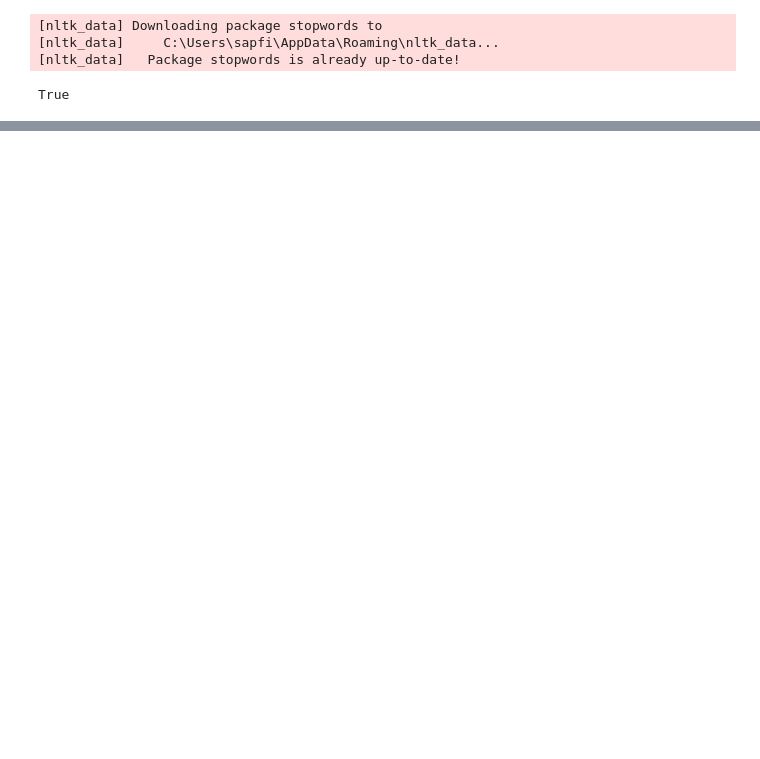
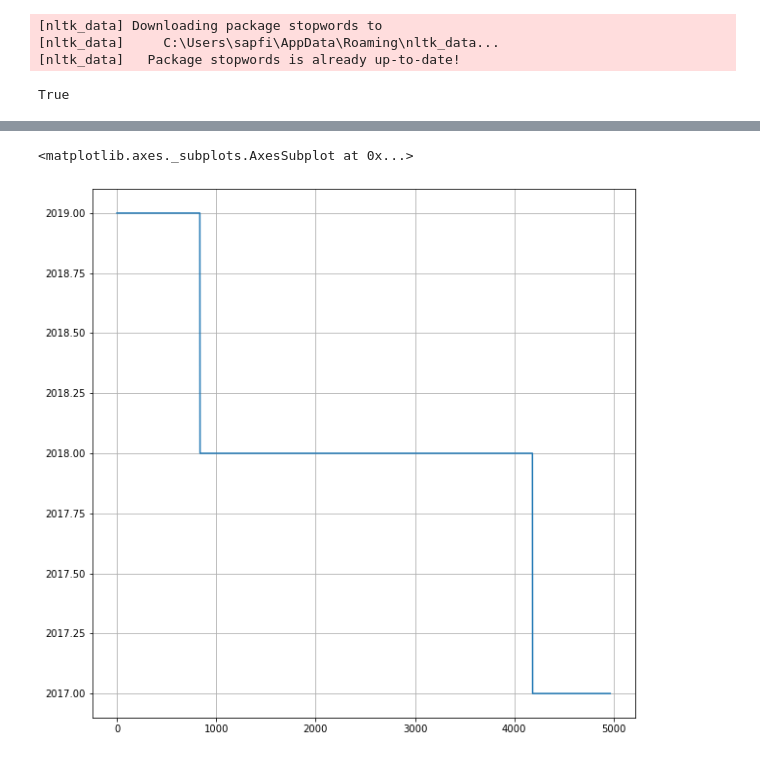
Before and after one commit to lSAPFil/Python-ML, a Jupyter notebook: Untitled.ipynb, the cells around one changed output, grey strips where cells are left out. Cells and saved outputs as stored; diff of their text form; code cells hidden in the pictures; blank space fills up the shorter version.

```diff
--- a/Untitled.ipynb
+++ b/Untitled.ipynb
@@ -304,0 +183,5 @@ SVC()
+# %%
+data["Year"].plot(figsize = (10, 10), grid = "on")
+# %% [output]
+<matplotlib.axes._subplots.AxesSubplot at 0x...>
+[figure, added]
```
Also changed, not shown: parts of 87 cells of this notebook.
